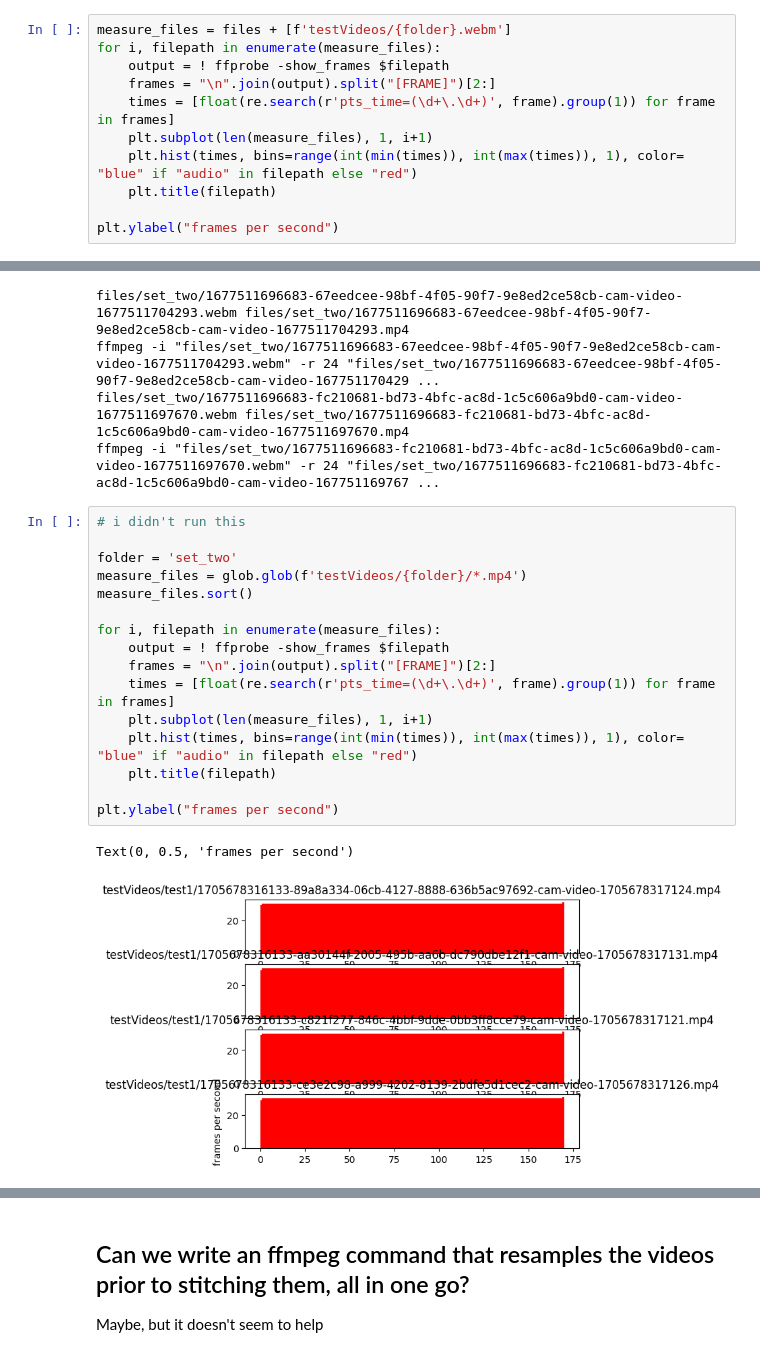
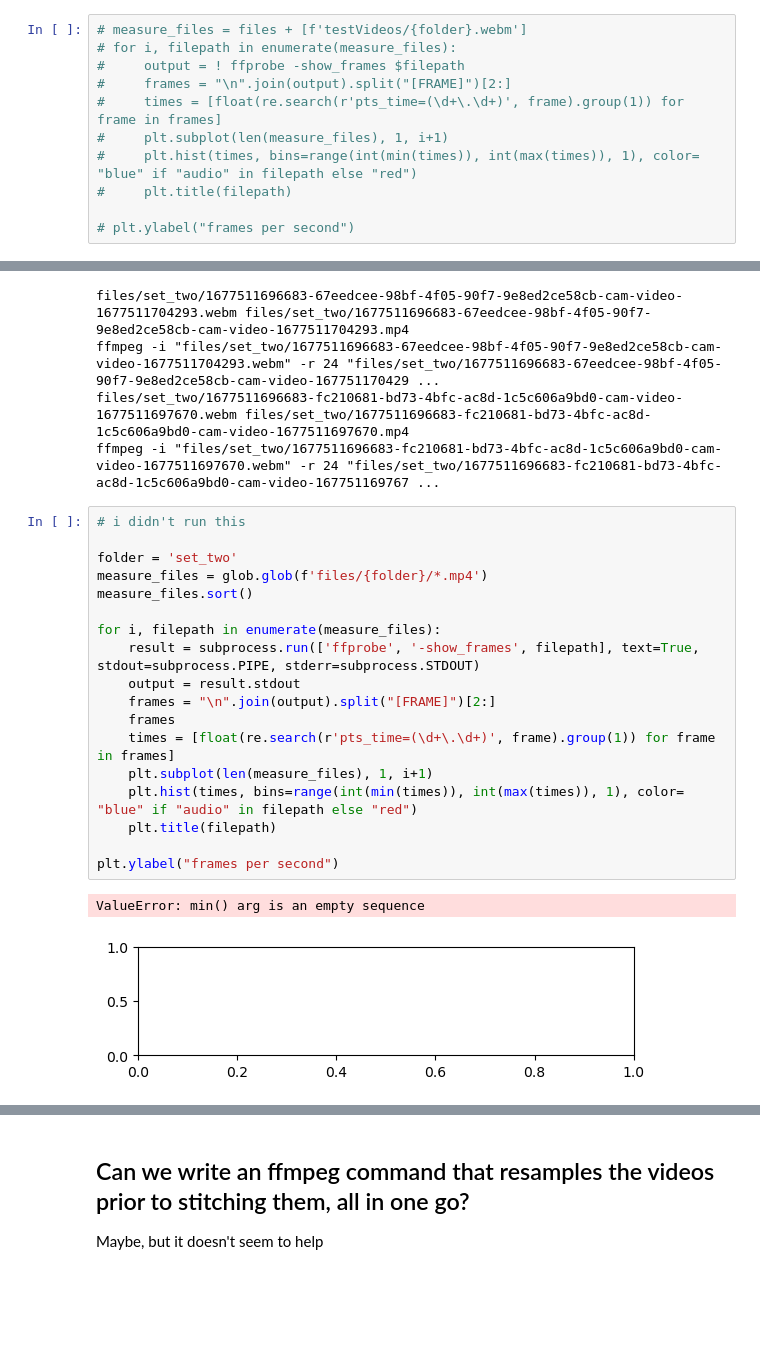
Before and after one commit to Watts-Lab/deliberation-video-analysis, a Jupyter notebook: Sandbox (1).ipynb, the cells around one changed output, grey strips where cells are left out. Saved outputs shown, nothing was run; the diff lists cells and outputs as text; blank space fills up the shorter version.

```diff
--- a/Sandbox (1).ipynb
+++ b/Sandbox (1).ipynb
@@ -143,16 +144,16 @@ print()
 # %% [markdown]
 This kinda works, but the video gets stuck a lot. It doesn't handle stuck source videos well at all. If one of the source videos is missing frames, then the composed video will be stuck while all the source videos are stuck.
 # %%
-measure_files = files + [f'testVideos/{folder}.webm']
-for i, filepath in enumerate(measure_files):
-    output = ! ffprobe -show_frames $filepath
-    frames = "\n".join(output).split("[FRAME]")[2:]
-    times = [float(re.search(r'pts_time=(\d+\.\d+)', frame).group(1)) for frame in frames]
-    plt.subplot(len(measure_files), 1, i+1)
-    plt.hist(times, bins=range(int(min(times)), int(max(times)), 1), color= "blue" if "audio" in filepath else "red")
-    plt.title(filepath)
+# measure_files = files + [f'testVideos/{folder}.webm']
+# for i, filepath in enumerate(measure_files):
+#     output = ! ffprobe -show_frames $filepath
+#     frames = "\n".join(output).split("[FRAME]")[2:]
+#     times = [float(re.search(r'pts_time=(\d+\.\d+)', frame).group(1)) for frame in frames]
+#     plt.subplot(len(measure_files), 1, i+1)
+#     plt.hist(times, bins=range(int(min(times)), int(max(times)), 1), color= "blue" if "audio" in filepath else "red")
+#     plt.title(filepath)
 
-plt.ylabel("frames per second")
+# plt.ylabel("frames per second")
 # %% [output]
 [figure]
 # %% [markdown]
@@ -174,22 +175,24 @@ ffmpeg -i "files/set_two/1677511696683-fc210681-bd73-4bfc-ac8d-1c5c606a9bd0-cam-
 # %%
 # i didn't run this
 
 folder = 'set_two'
-measure_files = glob.glob(f'testVideos/{folder}/*.mp4')
+measure_files = glob.glob(f'files/{folder}/*.mp4')
 measure_files.sort()
 
 for i, filepath in enumerate(measure_files):
-    output = ! ffprobe -show_frames $filepath
+    result = subprocess.run(['ffprobe', '-show_frames', filepath], text=True, stdout=subprocess.PIPE, stderr=subprocess.STDOUT)
+    output = result.stdout
     frames = "\n".join(output).split("[FRAME]")[2:]
+    frames
     times = [float(re.search(r'pts_time=(\d+\.\d+)', frame).group(1)) for frame in frames]
     plt.subplot(len(measure_files), 1, i+1)
     plt.hist(times, bins=range(int(min(times)), int(max(times)), 1), color= "blue" if "audio" in filepath else "red")
     plt.title(filepath)
 
 plt.ylabel("frames per second")
 # %% [output]
-Text(0, 0.5, 'frames per second')
+ValueError: min() arg is an empty sequence
-[figure, old version]
+[figure, new version]
 # %%
 # format inputs
 audio_inputs = [f'-itsoffset "{ group_data[i]["audio_track_start"] }" -i {group_data[i]["audio"]}' for i in group_data]
```
Also changed, not shown: parts of 4 cells of this notebook.
